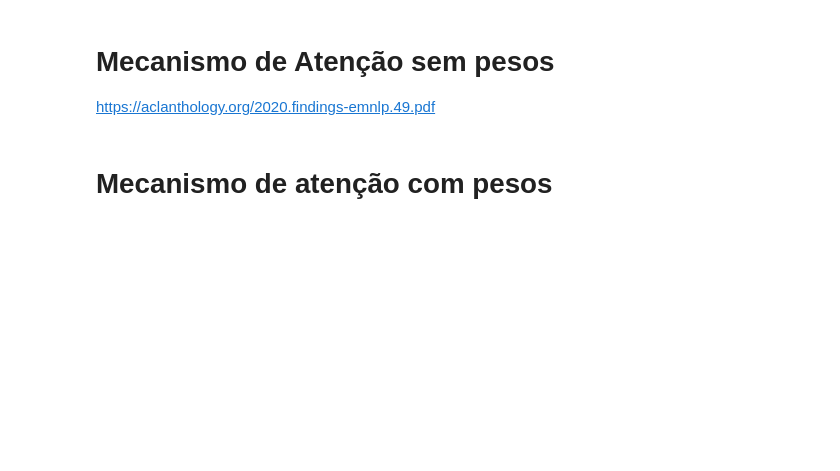
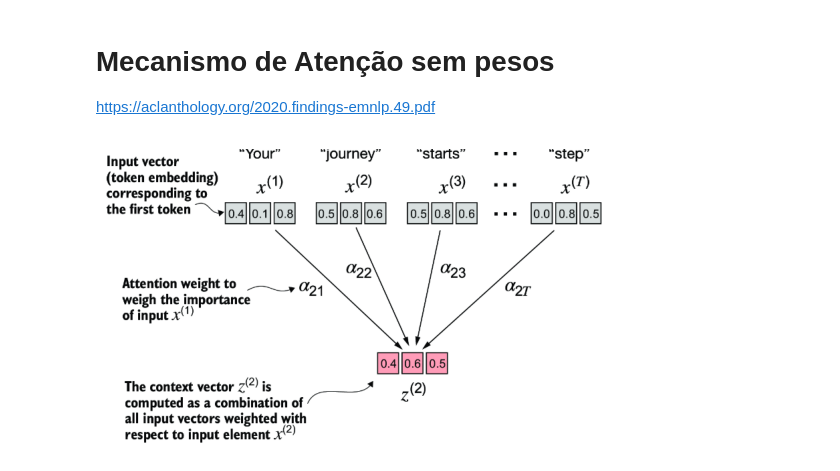
Before and after one commit to Baldros/book-based-learning, a Jupyter notebook: Build a Large Language Model (From Scratch)/Chapter 3/Chapter 3 - Coding attention mechanisms.ipynb, the cells around one changed output. Cells and saved outputs as stored; diff of their text form; code cells hidden in the pictures; blank space fills up the shorter version.

Commit message:
Continuação dos estudos sobre o mecanismo de atenção. Chegamos no Causal Attention. Muito interessante

```diff
--- a/Build a Large Language Model (From Scratch)/Chapter 3/Chapter 3 - Coding attention mechanisms.ipynb
+++ b/Build a Large Language Model (From Scratch)/Chapter 3/Chapter 3 - Coding attention mechanisms.ipynb
@@ -87,5 +97,3 @@ Também vou deixar aqui um artigo interessante da **IBM** falando sobre o assunt
 # %% [markdown]
 # Mecanismo de Atenção sem pesos
 https://aclanthology.org/2020.findings-emnlp.49.pdf
-# %% [markdown]
-# Mecanismo de atenção com pesos
@@ -93,0 +100,6 @@ https://aclanthology.org/2020.findings-emnlp.49.pdf
+# %%
+get_image(
+    "https://learning.oreilly.com/api/v2/epubs/urn:orm:book:9781633437166/files/Images/3-7.png"
+)
+# %% [output]
+[figure, added]
```
Also changed, not shown: parts of 72 cells of this notebook.
